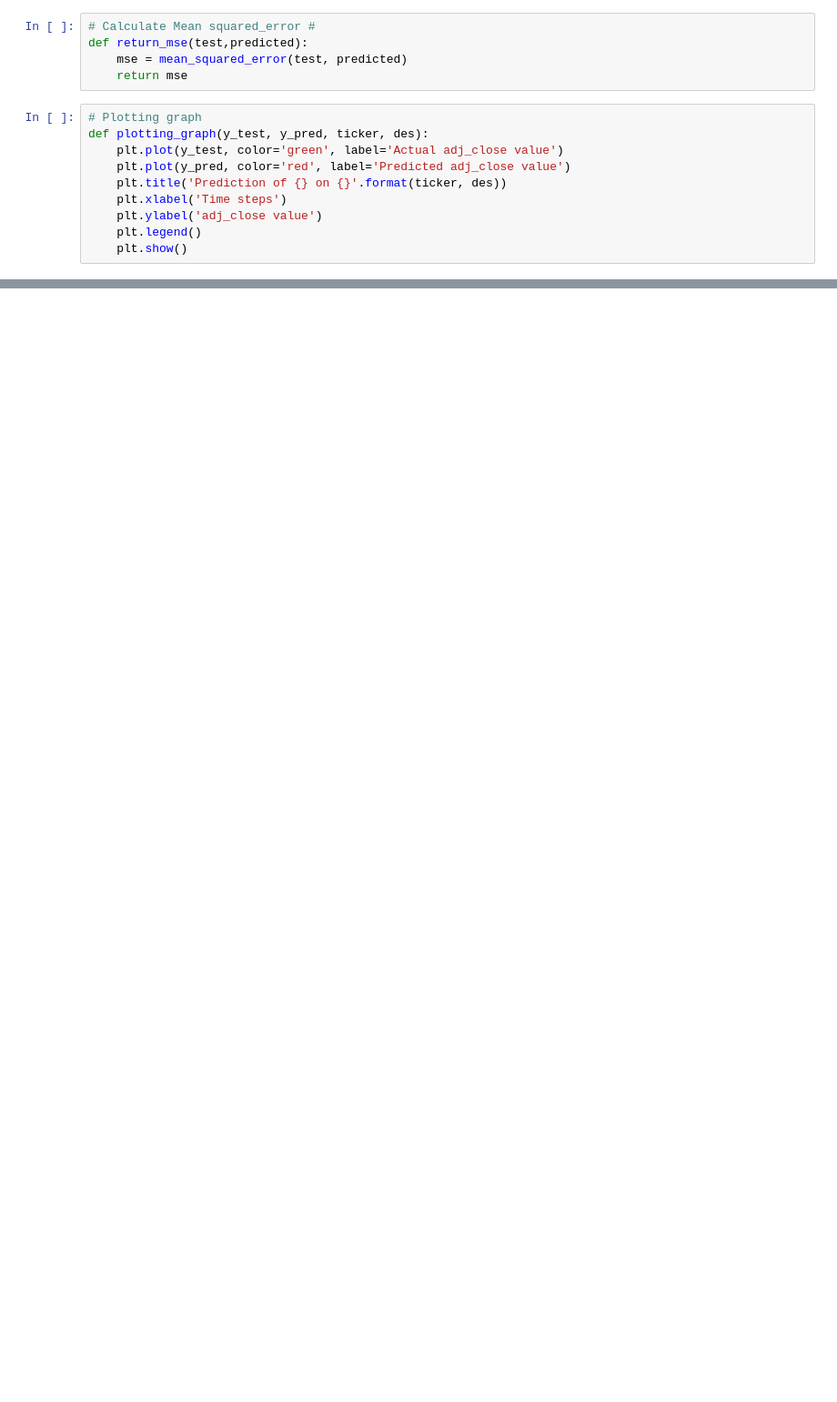
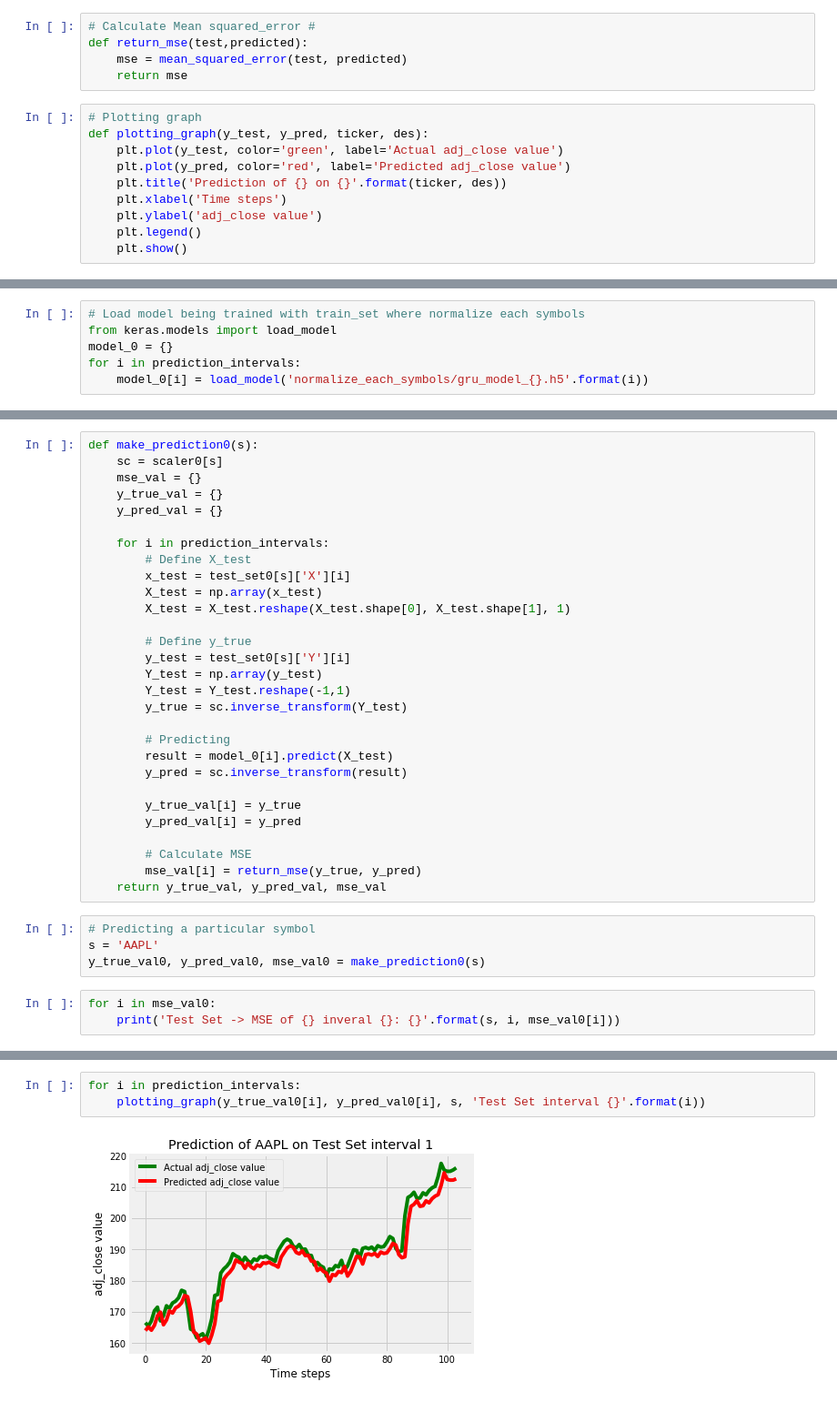
Before and after one commit to sey-kh/internship-tw, a Jupyter notebook: gru_model_historical_stock_prices.ipynb, the cells around one changed output, grey strips where cells are left out. Shown at 91% size. Saved outputs shown, nothing was run; the diff lists cells and outputs as text; blank space fills up the shorter version.

```diff
--- a/gru_model_historical_stock_prices.ipynb
+++ b/gru_model_historical_stock_prices.ipynb
@@ -274,0 +269,6 @@ Test Set -> MSE of ZYNE inveral 10: 2.7144182344438827
+# %%
+# Load model being trained with train_set where normalize each symbols
+from keras.models import load_model
+model_0 = {}
+for i in prediction_intervals:
+    model_0[i] = load_model('normalize_each_symbols/gru_model_{}.h5'.format(i))
@@ -274,0 +277,36 @@ Test Set -> MSE of ZYNE inveral 10: 2.7144182344438827
+# %%
+def make_prediction0(s):
+    sc = scaler0[s]
+    mse_val = {}
+    y_true_val = {}
+    y_pred_val = {}
+
+    for i in prediction_intervals:
+        # Define X_test
+        x_test = test_set0[s]['X'][i]
+        X_test = np.array(x_test)
+        X_test = X_test.reshape(X_test.shape[0], X_test.shape[1], 1)
+
+        # Define y_true
+        y_test = test_set0[s]['Y'][i]
+        Y_test = np.array(y_test)
+        Y_test = Y_test.reshape(-1,1)
+        y_true = sc.inverse_transform(Y_test)
+
+        # Predicting
+        result = model_0[i].predict(X_test)
+        y_pred = sc.inverse_transform(result)
+
+        y_true_val[i] = y_true
+        y_pred_val[i] = y_pred
+
+        # Calculate MSE
+        mse_val[i] = return_mse(y_true, y_pred)
+    return y_true_val, y_pred_val, mse_val
+# %%
+# Predicting a particular symbol
+s = 'AAPL'
+y_true_val0, y_pred_val0, mse_val0 = make_prediction0(s)
+# %%
+for i in mse_val0:
+    print('Test Set -> MSE of {} inveral {}: {}'.format(s, i, mse_val0[i]))
@@ -274,0 +318,5 @@ Test Set -> MSE of ZYNE inveral 10: 2.7144182344438827
+# %%
+for i in prediction_intervals:
+    plotting_graph(y_true_val0[i], y_pred_val0[i], s, 'Test Set interval {}'.format(i))
+# %% [output]
+[figure, added]
```
Also changed, not shown: parts of 47 cells of this notebook, 1 other file.
